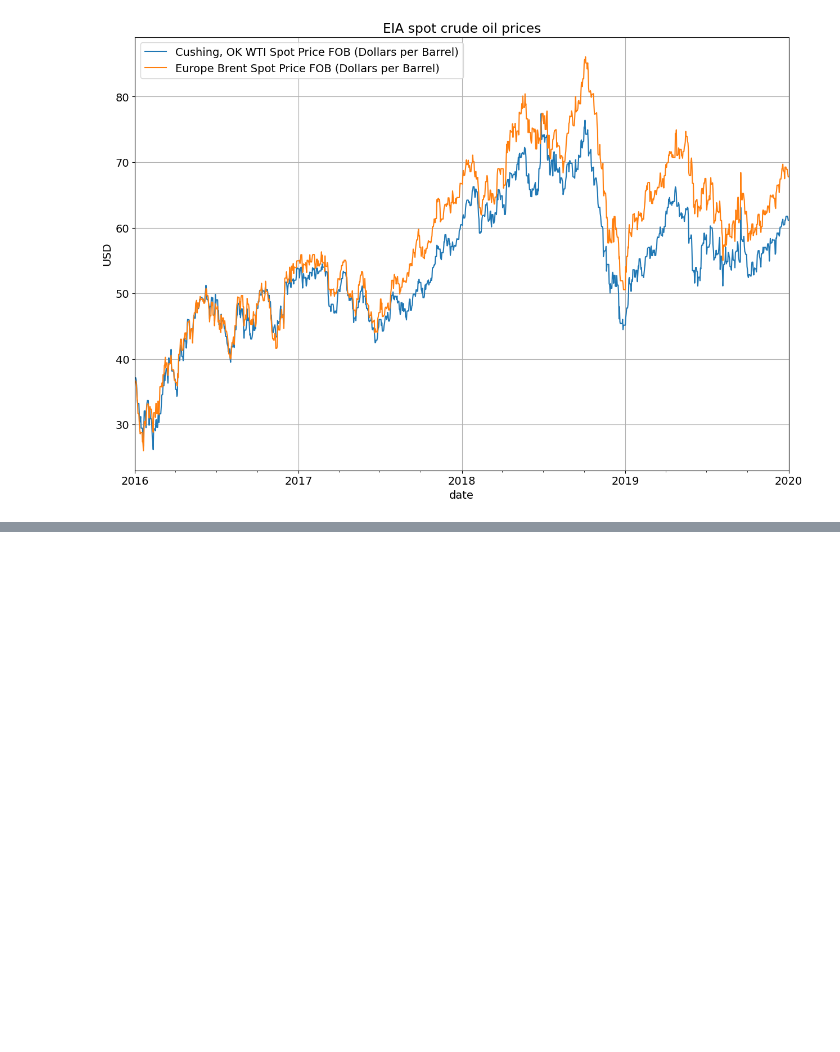
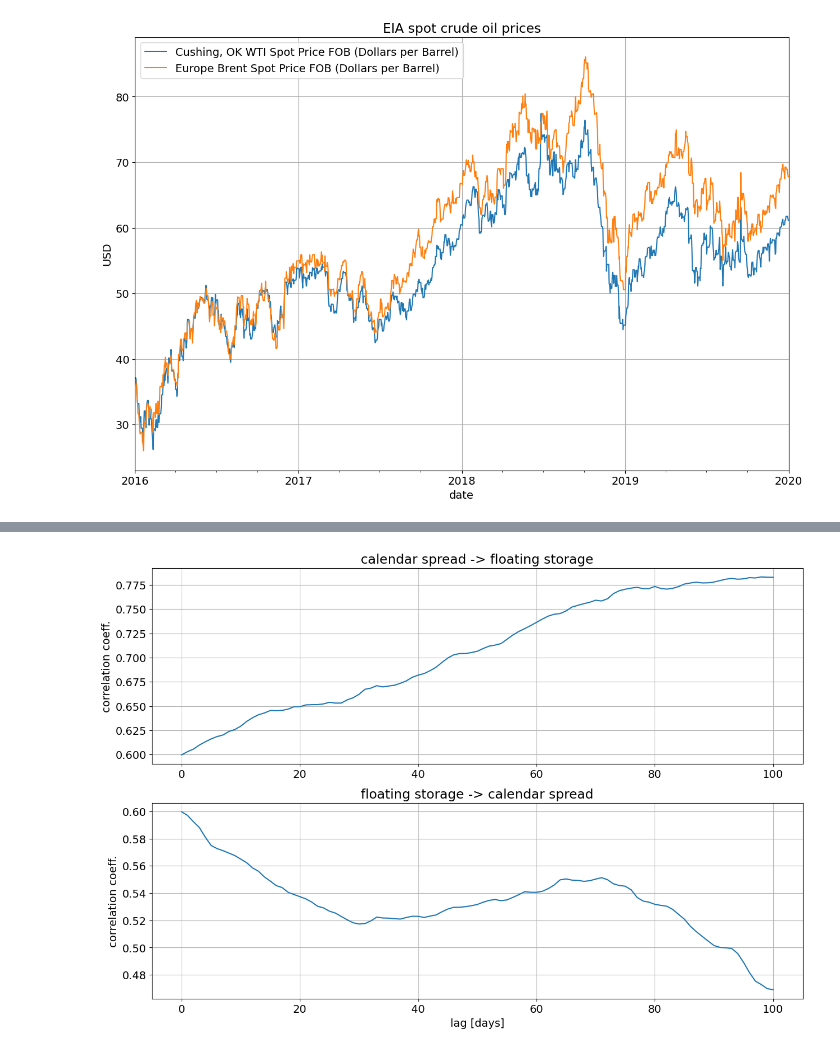
Before and after one commit to S-Dassou/crude_analysis_project, a Jupyter notebook: crude_fs_analysis_2016_20.ipynb, the cells around one changed output, grey strips where cells are left out. Cells and saved outputs as stored; diff of their text form; code cells hidden in the pictures; blank space fills up the shorter version.

Commit message:
added 2016-20 analysis

```diff
--- a/crude_fs_analysis_2016_20.ipynb
+++ b/crude_fs_analysis_2016_20.ipynb
@@ -97,0 +147,9 @@ plt.ylabel('USD');
+# %%
+future_prices = future_prices.iloc[:, 3]
+calendar_spread = calendar_spread.iloc[:, 3]
+# %%
+# Maximum lag in days used for cross-correlation and Granger causality analysis
+MAXLAG = 100
+# %%
+def crosscorr(series_x, series_y, lags):
+    return pd.Series([series_y.corr(series_x.shift(lag)) for lag in lags], index=lags)
@@ -97,0 +162,18 @@ plt.ylabel('USD');
+# %%
+def plot_crosscorr(series_x, series_y, maxlag, label_x, label_y):
+    lags = np.arange(0, maxlag+1)
+
+    plt.subplot(211)
+    xcorr_x_y = crosscorr(series_x, series_y, lags)
+    xcorr_x_y.plot(title=f'{label_x} -> {label_y}', grid=True)
+    plt.ylabel('correlation coeff.')
+
+    plt.subplot(212)
+    xcorr_y_x = crosscorr(series_y, series_x, lags)
+    xcorr_y_x.plot(title=f'{label_y} -> {label_x}', grid=True)
+    plt.xlabel('lag [days]')
+    plt.ylabel('correlation coeff.')
+# %%
+plot_crosscorr(calendar_spread, floating_storage, maxlag=MAXLAG, label_x='calendar spread', label_y='floating storage')
+# %% [output]
+[figure, added]
```
Also changed, not shown: parts of 14 cells of this notebook.
